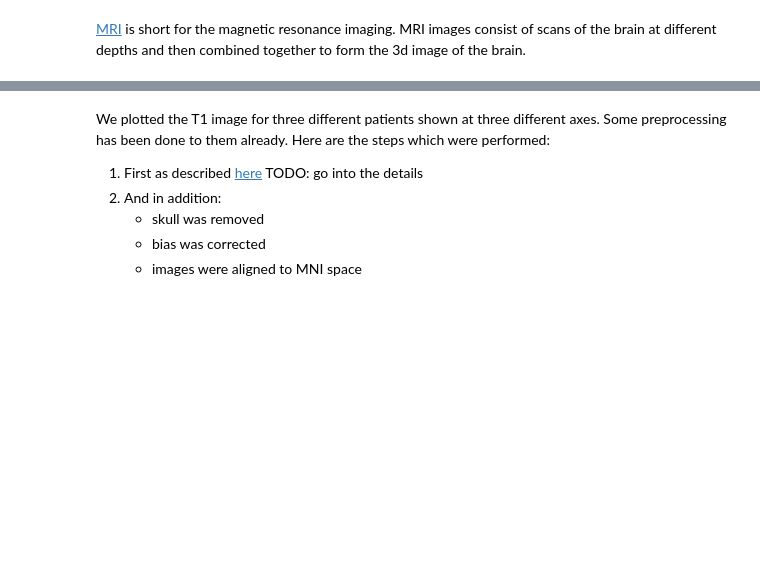
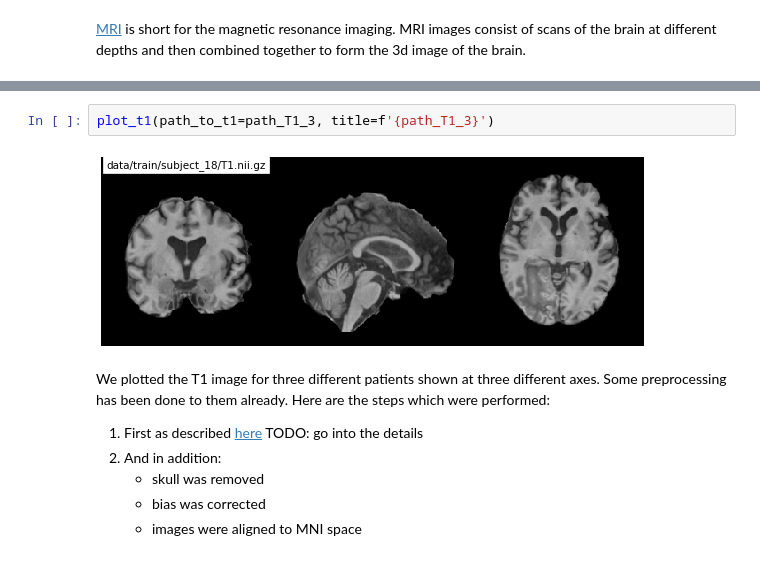
Before and after one commit to ramp-kits/stroke_lesions, a Jupyter notebook: stroke_starting_kit.ipynb, the cells around one changed output, grey strips where cells are left out. Drawn from its saved outputs; the diff is of its cells as text; blank space fills up the shorter version.

```diff
--- a/stroke_starting_kit.ipynb
+++ b/stroke_starting_kit.ipynb
@@ -134,3 +142,7 @@ plot_t1(path_to_t1='data/subject_18/T1.nii.gz',
+# %%
+plot_t1(path_to_t1=path_T1_3, title=f'{path_T1_3}')
+# %% [output]
+[figure, added]
 # %% [markdown]
 We plotted the T1 image for three different patients shown at three different axes. Some preprocessing has been done to them already. Here are the steps which were performed:
 
```
Also changed, not shown: parts of 27 cells of this notebook.
